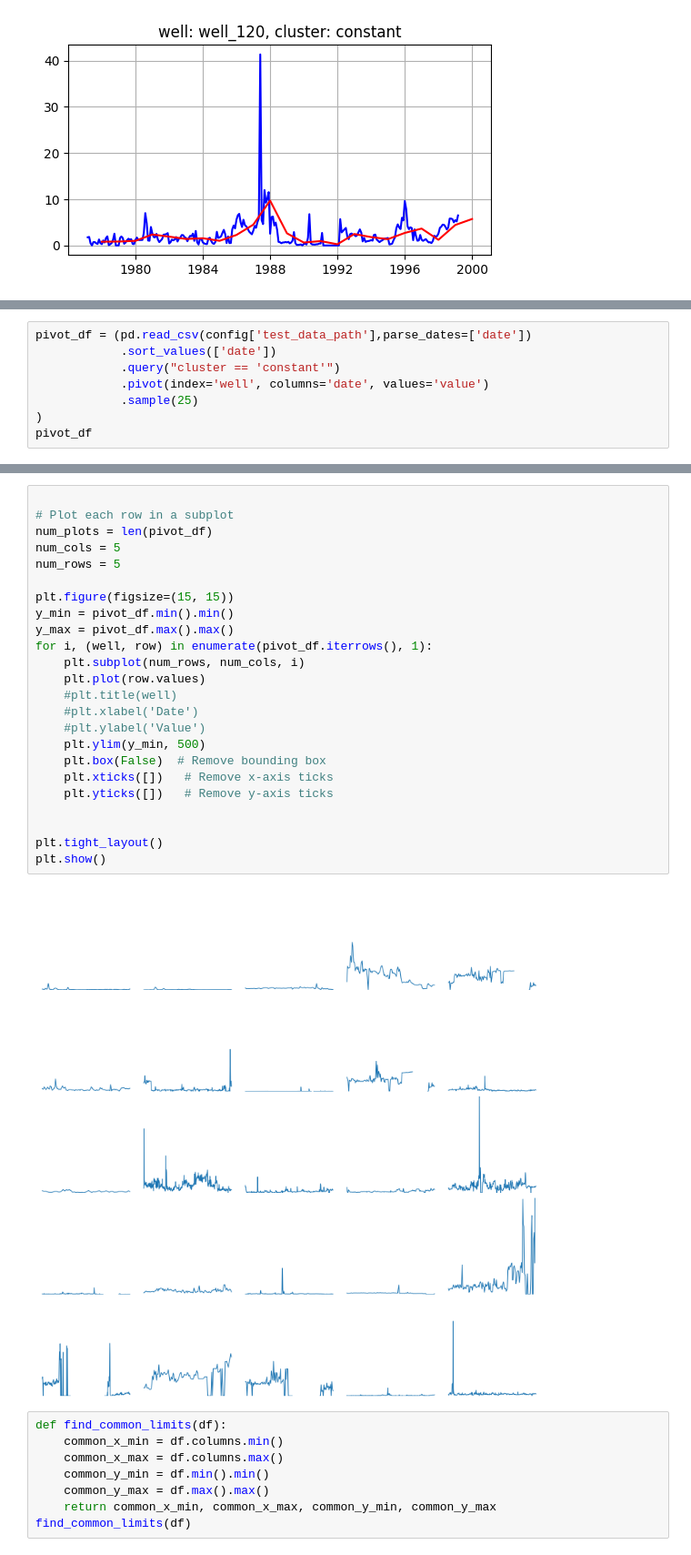
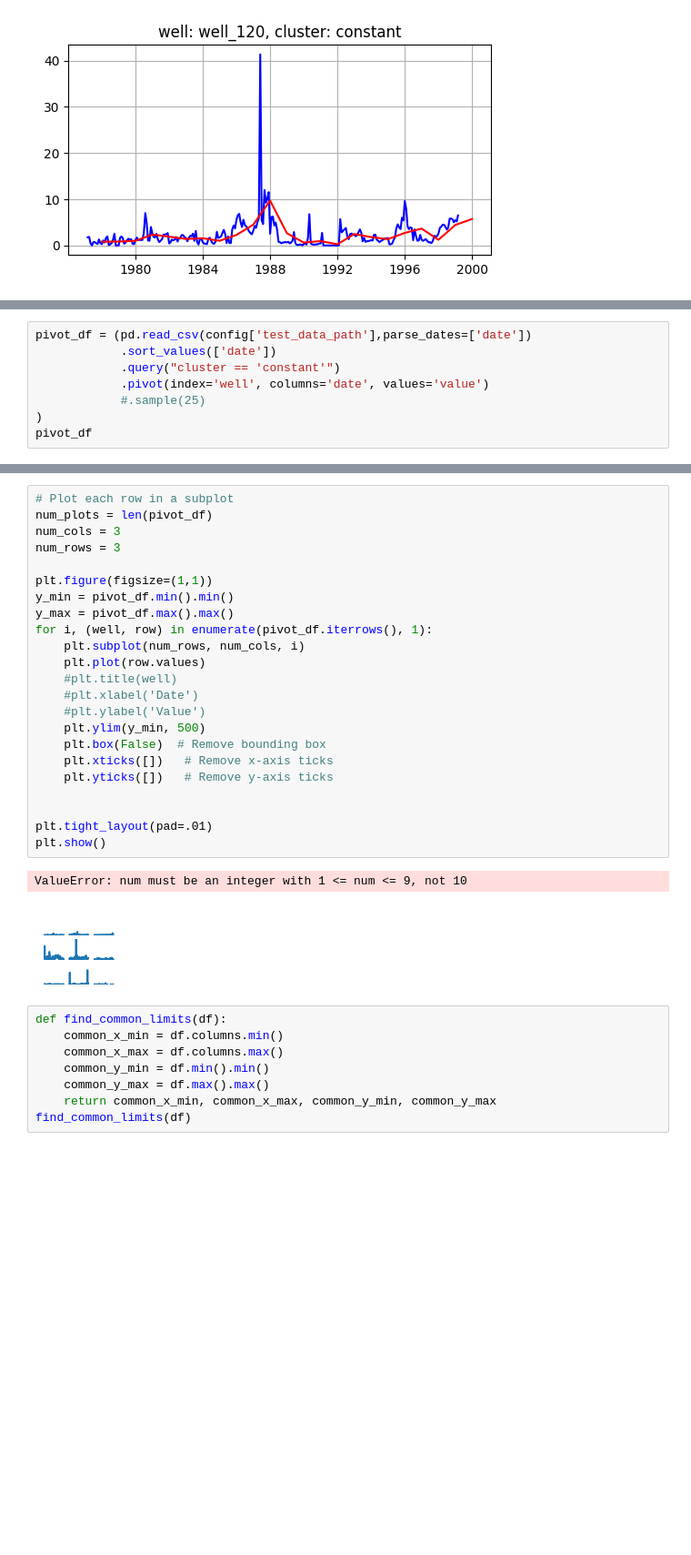
Before and after one commit to x110/oil-well-cluster-predictor, a Jupyter notebook: notebooks/error-analysis.ipynb, the cells around one changed output, grey strips where cells are left out. Shown at 91% size. Cells and saved outputs as stored; diff of their text form; blank space fills up the shorter version.

```diff
--- a/notebooks/error-analysis.ipynb
+++ b/notebooks/error-analysis.ipynb
@@ -161,7 +166,7 @@ pivot_df = (pd.read_csv(config['test_data_path'],parse_dates=['date'])
             .sort_values(['date'])
             .query("cluster == 'constant'")
             .pivot(index='well', columns='date', values='value')
-            .sample(25)
+            #.sample(25)
 )
 pivot_df
 # %% [output]
@@ -187,29 +192,29 @@ pivot_df
 # %%
-
 # Plot each row in a subplot
 num_plots = len(pivot_df)
-num_cols = 5
-num_rows = 5
+num_cols = 3
+num_rows = 3
 
-plt.figure(figsize=(15, 15))
+plt.figure(figsize=(1,1))
 y_min = pivot_df.min().min()
 y_max = pivot_df.max().max()
 for i, (well, row) in enumerate(pivot_df.iterrows(), 1):
     plt.subplot(num_rows, num_cols, i)
     plt.plot(row.values)
     #plt.title(well)
     #plt.xlabel('Date')
     #plt.ylabel('Value')
     plt.ylim(y_min, 500)
     plt.box(False)  # Remove bounding box
     plt.xticks([])   # Remove x-axis ticks
     plt.yticks([])   # Remove y-axis ticks
 
 
-plt.tight_layout()
+plt.tight_layout(pad=.01)
 plt.show()
 # %% [output]
+ValueError: num must be an integer with 1 <= num <= 9, not 10
-[figure, old version]
+[figure, new version]
 # %%
 def find_common_limits(df):
     common_x_min = df.columns.min()
```
Also changed, not shown: parts of 8 cells of this notebook.
